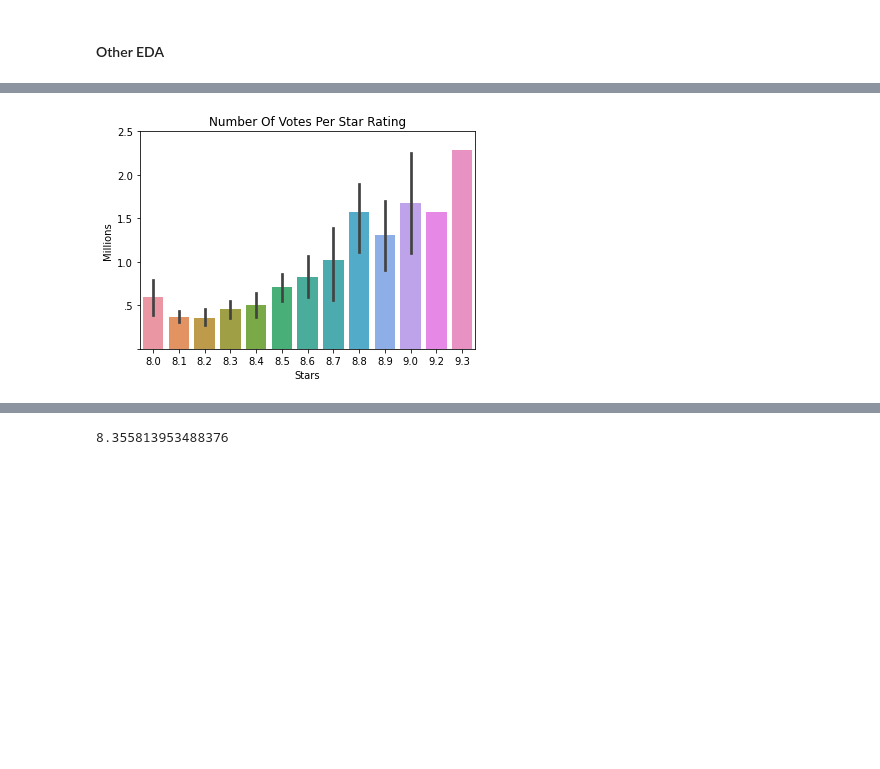
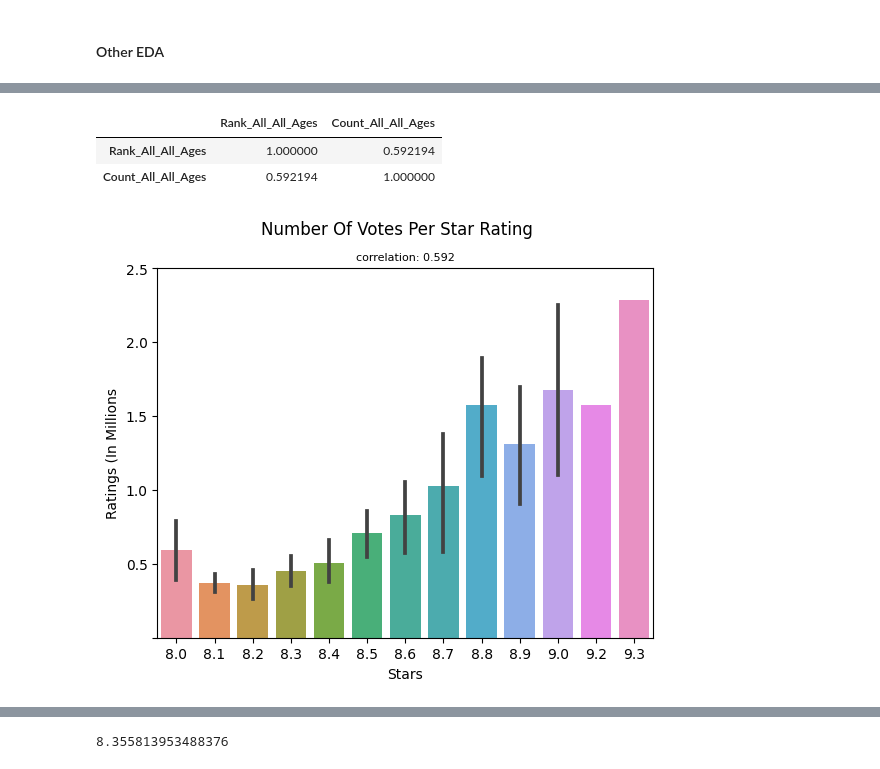
Before and after one commit to MaxTechniche/DS20_Unit_1_Build, a Jupyter notebook: Jacob_Maxfield_Unit_1_Project_Build.ipynb, the cells around one changed output, grey strips where cells are left out. Saved outputs shown, nothing was run; the diff lists cells and outputs as text; code cells hidden in the pictures; blank space fills up the shorter version.

```diff
--- a/Jacob_Maxfield_Unit_1_Project_Build.ipynb
+++ b/Jacob_Maxfield_Unit_1_Project_Build.ipynb
@@ -338,16 +336,26 @@ plt.show()
 # %%
 import seaborn as sns
+# %%
+df[['Rank_All_All_Ages', 'Count_All_All_Ages']].corr()
+# %% [output]
+|  | Rank_All_All_Ages | Count_All_All_Ages |
+| Rank_All_All_Ages | 1.000000 | 0.592194 |
+| Count_All_All_Ages | 0.592194 | 1.000000 |
 # %%
 sns.barplot('Rank_All_All_Ages', 'Count_All_All_Ages', data=df)
-plt.title('Number Of Votes Per Star Rating')
-plt.ylabel('Millions')
+plt.title('correlation: 0.592', size=8)
+plt.ylabel('Ratings (In Millions')
 plt.xlabel('Stars')
 
-plt.yticks([0,.5e6,1e6,1.5e6,2e6,2.5e6], ['', '.5','1.0','1.5','2.0','2.5'])
+plt.yticks([0,.5e6,1e6,1.5e6,2e6,2.5e6], ['', '0.5','1.0','1.5','2.0','2.5'])
+
+plt.suptitle('Number Of Votes Per Star Rating')
+
+plt.savefig('stars_to_num_ratings.png', bbox_inches='tight')
 
 plt.show()
 # %% [output]
-[figure, old version]
+[figure, new version]
 # %%
 mapping = {val:i for val, i in zip(rank_mean_df['Rank_All_All_Ages'].sort_values().index.tolist(), range(len(genres)))}
 mapping
```
Also changed, not shown: parts of 14 cells of this notebook.
